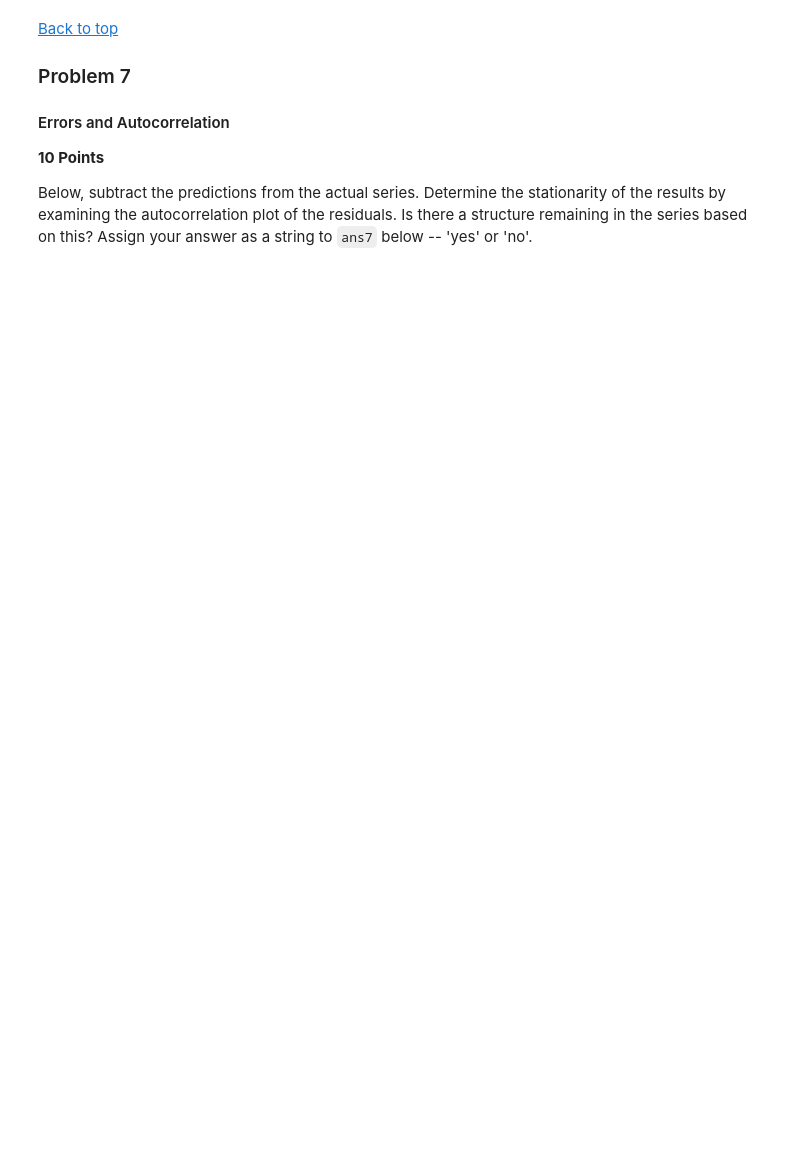
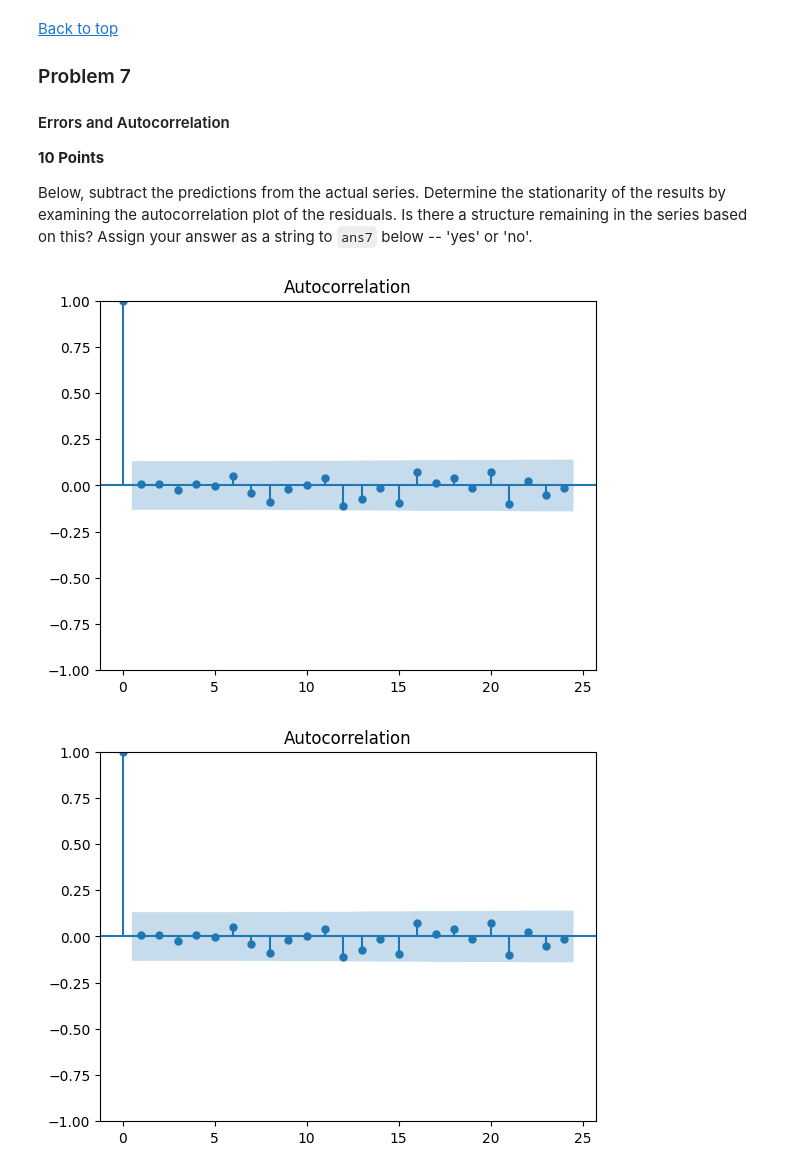
Before and after one commit to Subroy1/MSAI_AllPracticeModules, a Jupyter notebook: Module 10/Assignment10_3_ACF_PACF_Determine_stationarity.ipynb, the cells around one changed output. Cells and saved outputs as stored; diff of their text form; code cells hidden in the pictures; blank space fills up the shorter version.

```diff
--- a/Module 10/Assignment10_3_ACF_PACF_Determine_stationarity.ipynb
+++ b/Module 10/Assignment10_3_ACF_PACF_Determine_stationarity.ipynb
@@ -273,11 +306,13 @@ preds.columns = ['value']
 # %%
 ### GRADED
-
 resids = ''
 ans7 = ''
-
 # YOUR CODE HERE
-
-
+resids=y-preds
+plot_acf(resids)
+ans7 = "no"
 # Answer check
 plot_acf(resids);
+# %% [output]
+[figure, added]
+[figure, added]
```
Also changed, not shown: parts of 8 cells of this notebook.
